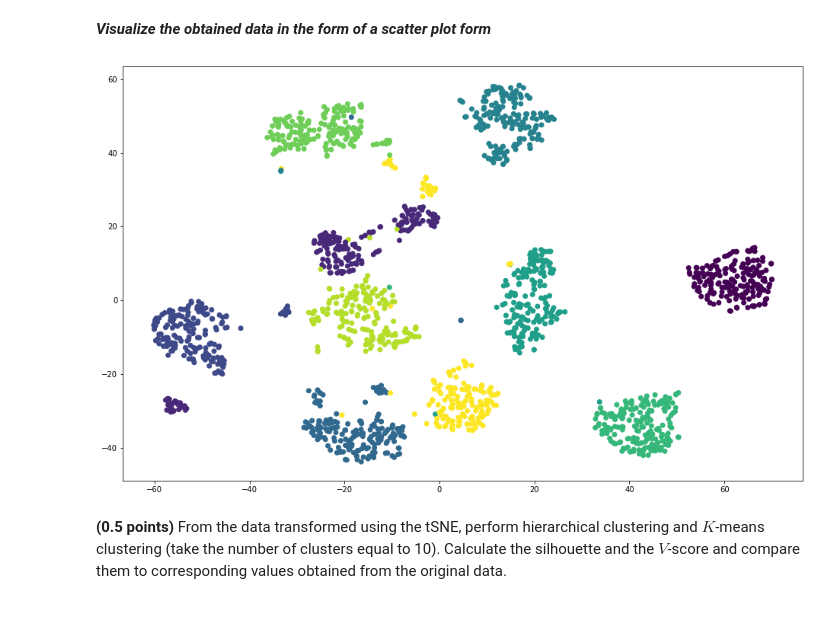
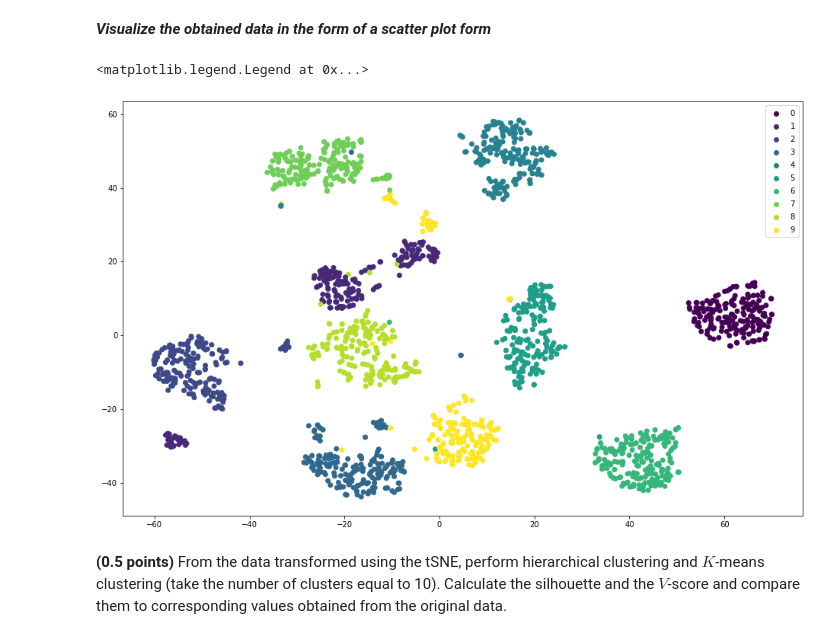
Before and after one commit to drnaida/rsschool-machine-learning-course, a Jupyter notebook: clustering.ipynb, the cells around one changed output. Saved outputs shown, nothing was run; the diff lists cells and outputs as text; code cells hidden in the pictures.

```diff
--- a/clustering.ipynb
+++ b/clustering.ipynb
@@ -477,19 +477,18 @@ The implementation of `tSNE` in the `scikit-learn` library is the `TSNE` class i
 # %%
 from sklearn.manifold import TSNE
 X, y = digits.data, digits.target
-X_after_tsne = TSNE(n_components=2, random_state=15).fit_transform(X)
+X_tsne = TSNE(n_components=2, random_state=15).fit_transform(X)
 # %% [markdown]
 **_Visualize the obtained data in the form of a scatter plot form_**
 # %%
-X_axis = []
-Y_axis = []
-for i in range(X_after_tsne.shape[0]):
-    X_axis.append(X_after_tsne[i][0])
-    Y_axis.append(X_after_tsne[i][1])
+X_axis = X_tsne[:,0]
+Y_axis = X_tsne[:,1]
 plt.figure(figsize=(16,10))
-plt.scatter(x=X_axis, y=Y_axis, c=y);
+graph = plt.scatter(x=X_axis, y=Y_axis, c=y);
+plt.legend(*graph.legend_elements())
 # %% [output]
+<matplotlib.legend.Legend at 0x...>
-[figure, old version]
+[figure, new version]
 # %% [markdown]
 **(0.5 points)** From the data transformed using the tSNE, perform hierarchical clustering and $K$-means clustering (take the number of clusters equal to 10). Calculate the silhouette and the $V$-score and compare them to corresponding values obtained from the original data.
 # %% [markdown]
```
Also changed, not shown: parts of 9 cells of this notebook.
